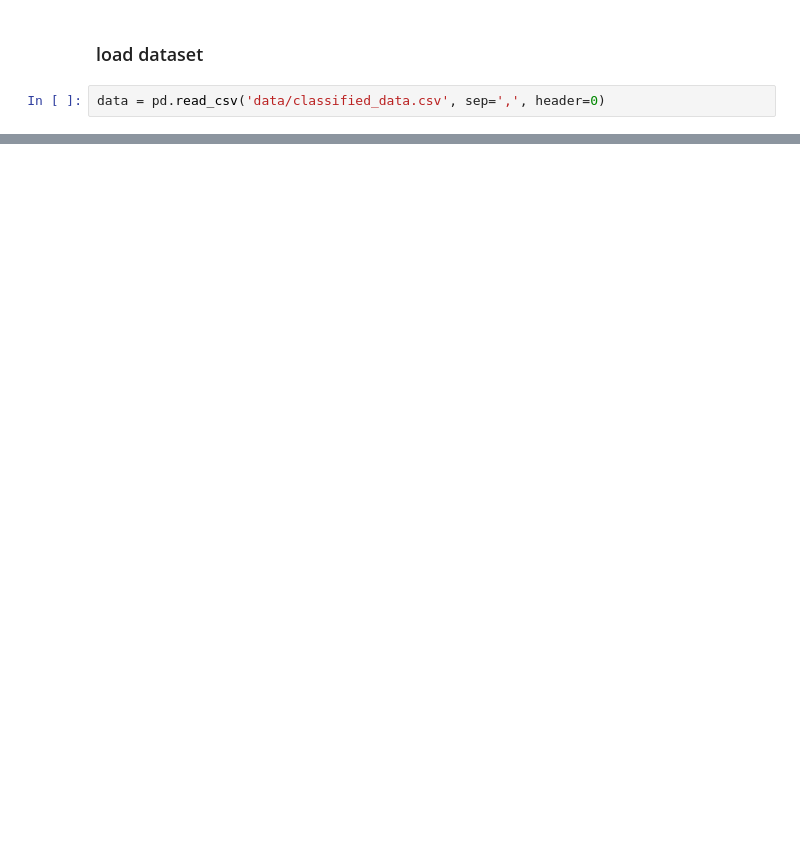
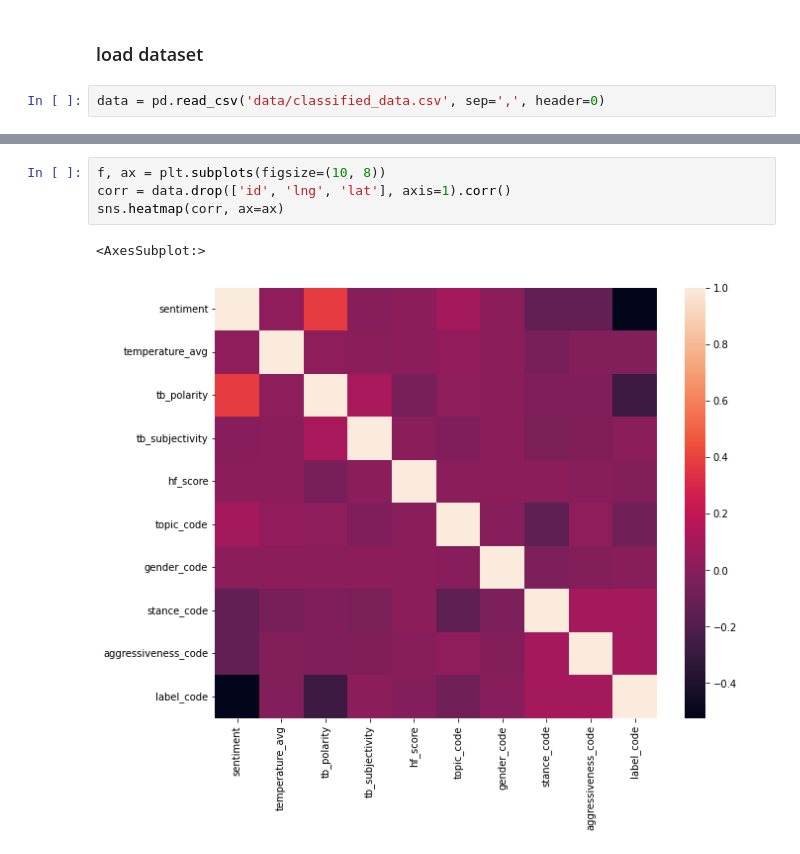
Before and after one commit to 3LL3RM4NN/bdlt_project_the_prophets, a Jupyter notebook: playground_julius.ipynb, the cells around one changed output, grey strips where cells are left out. Cells and saved outputs as stored; diff of their text form; blank space fills up the shorter version.

```diff
--- a/playground_julius.ipynb
+++ b/playground_julius.ipynb
@@ -62,0 +93,7 @@ data.describe()
+# %%
+f, ax = plt.subplots(figsize=(10, 8))
+corr = data.drop(['id', 'lng', 'lat'], axis=1).corr()
+sns.heatmap(corr, ax=ax)
+# %% [output]
+<AxesSubplot:>
+[figure, added]
```
Also changed, not shown: parts of 7 cells of this notebook.
